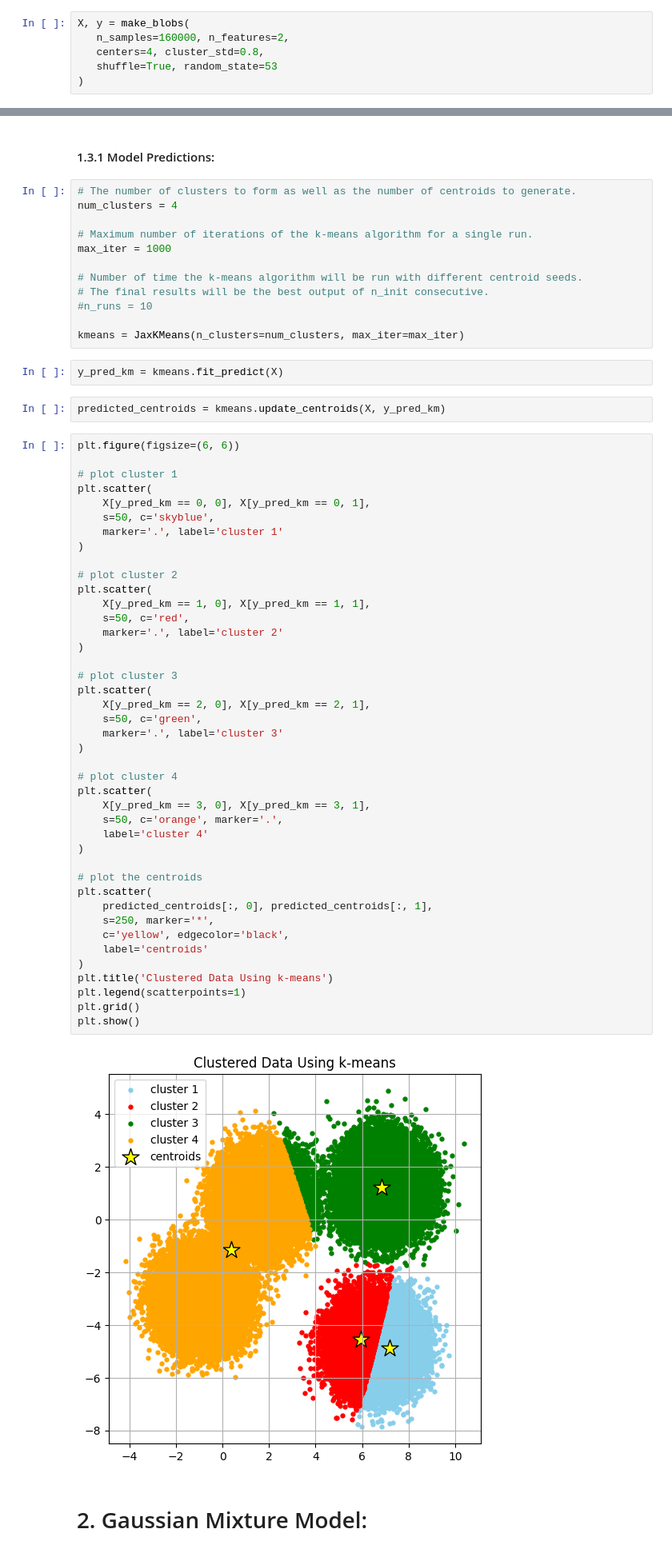
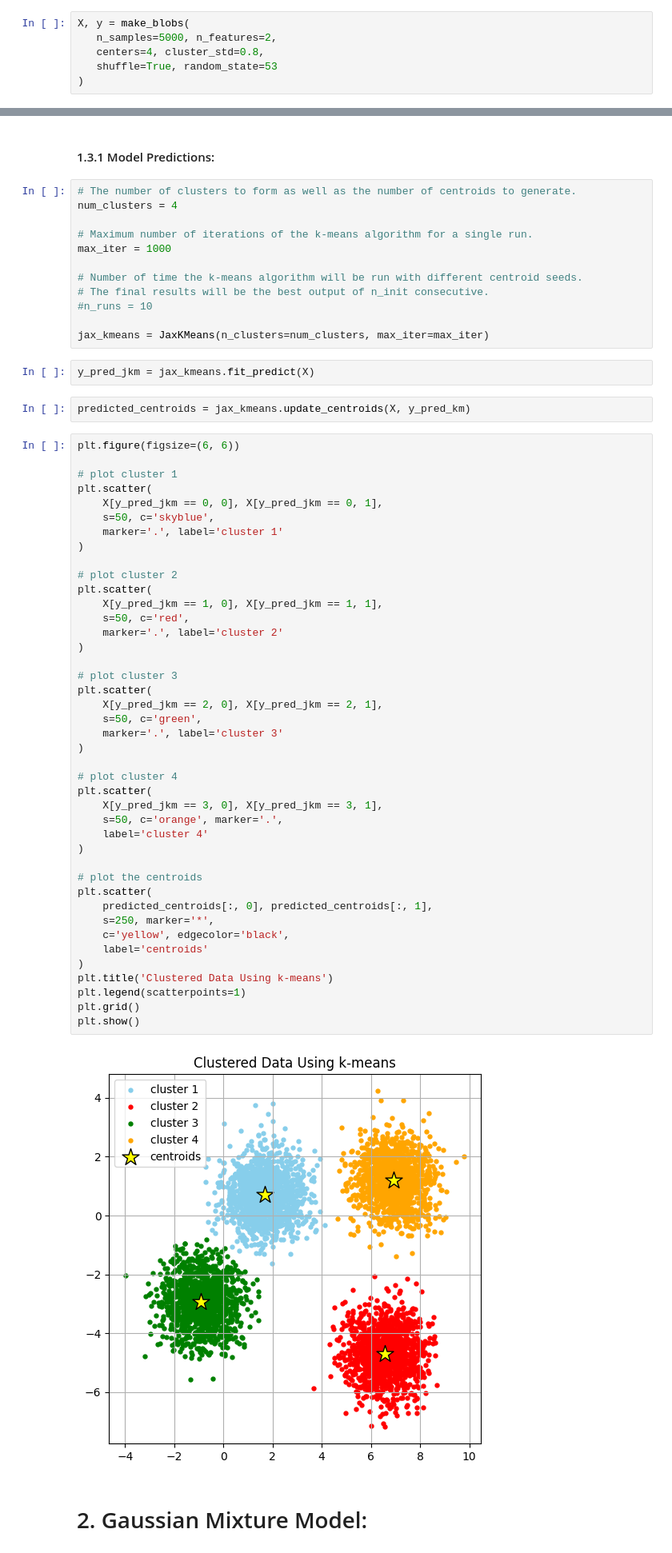
Before and after one commit to vbwanere/SEDS-in-Python, a Jupyter notebook: gmm/GMM_from_Scratch.ipynb, the cells around one changed output, grey strips where cells are left out. Shown: that part at 80% size. Cells and saved outputs as stored; diff of their text form.

```diff
--- a/gmm/GMM_from_Scratch.ipynb
+++ b/gmm/GMM_from_Scratch.ipynb
@@ -18,7 +18,7 @@ import numpy as np
 from sklearn.datasets import make_blobs
 # %%
 X, y = make_blobs(
-   n_samples=160000, n_features=2,
+   n_samples=5000, n_features=2,
    centers=4, cluster_std=0.8,
    shuffle=True, random_state=53
 )
@@ -200,55 +200,55 @@ max_iter = 1000
 # The final results will be the best output of n_init consecutive.
 #n_runs = 10
 
-kmeans = JaxKMeans(n_clusters=num_clusters, max_iter=max_iter)
+jax_kmeans = JaxKMeans(n_clusters=num_clusters, max_iter=max_iter)
 # %%
-y_pred_km = kmeans.fit_predict(X)
+y_pred_jkm = jax_kmeans.fit_predict(X)
 # %%
-predicted_centroids = kmeans.update_centroids(X, y_pred_km)
+predicted_centroids = jax_kmeans.update_centroids(X, y_pred_km)
 # %%
 plt.figure(figsize=(6, 6))
 
 # plot cluster 1
 plt.scatter(
-    X[y_pred_km == 0, 0], X[y_pred_km == 0, 1],
+    X[y_pred_jkm == 0, 0], X[y_pred_jkm == 0, 1],
     s=50, c='skyblue',
     marker='.', label='cluster 1'
 )
 
 # plot cluster 2
 plt.scatter(
-    X[y_pred_km == 1, 0], X[y_pred_km == 1, 1],
+    X[y_pred_jkm == 1, 0], X[y_pred_jkm == 1, 1],
     s=50, c='red',
     marker='.', label='cluster 2'
 )
 
 # plot cluster 3
 plt.scatter(
-    X[y_pred_km == 2, 0], X[y_pred_km == 2, 1],
+    X[y_pred_jkm == 2, 0], X[y_pred_jkm == 2, 1],
     s=50, c='green',
     marker='.', label='cluster 3'
 )
 
 # plot cluster 4
 plt.scatter(
-    X[y_pred_km == 3, 0], X[y_pred_km == 3, 1],
+    X[y_pred_jkm == 3, 0], X[y_pred_jkm == 3, 1],
     s=50, c='orange', marker='.',
     label='cluster 4'
 )
 
 # plot the centroids
 plt.scatter(
     predicted_centroids[:, 0], predicted_centroids[:, 1],
     s=250, marker='*',
     c='yellow', edgecolor='black',
     label='centroids'
 )
 plt.title('Clustered Data Using k-means')
 plt.legend(scatterpoints=1)
 plt.grid()
 plt.show()
 # %% [output]
-[figure, old version]
+[figure, new version]
 # %% [markdown]
 # 2\. Gaussian Mixture Model:
 # %% [markdown]
```
Also changed, not shown: parts of 4 cells of this notebook.
